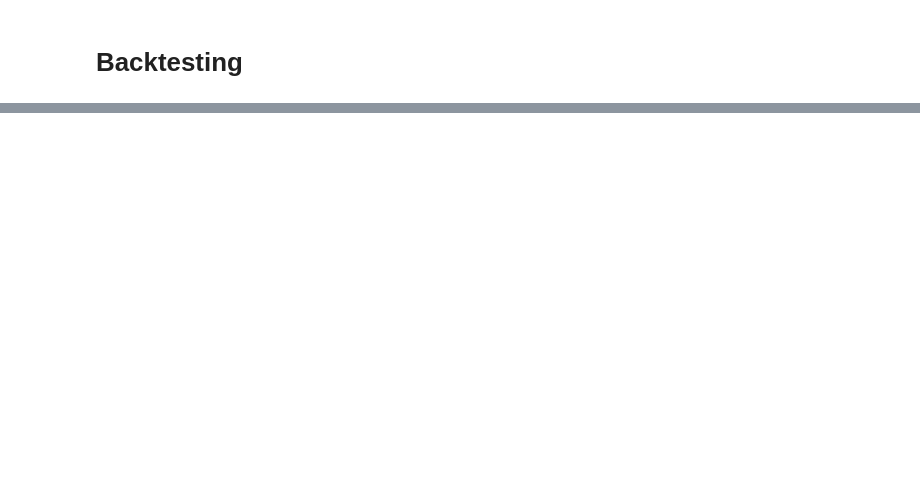
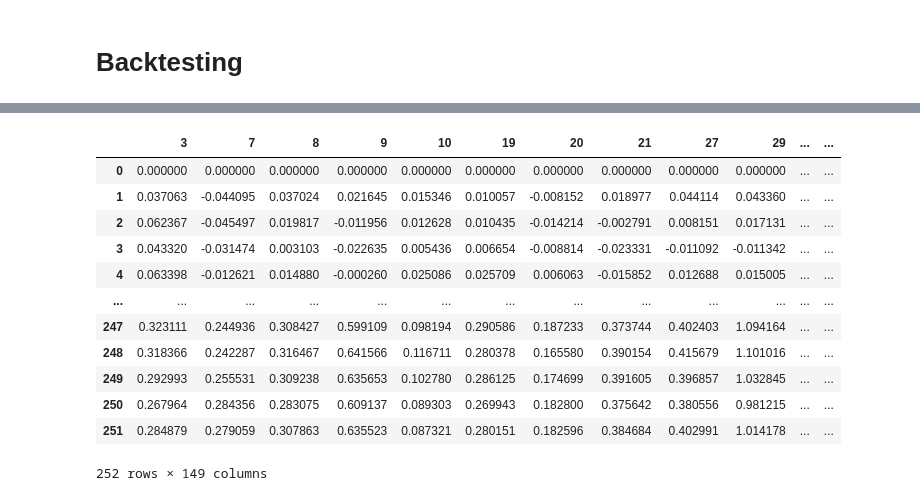
Before and after one commit to henrytang-dev/sparse-tracking-portfolio, a Jupyter notebook: sparse_index_tracking.ipynb, the cells around one changed output, grey strips where cells are left out. Drawn from its saved outputs; the diff is of its cells as text; code cells hidden in the pictures; blank space fills up the shorter version.

```diff
--- a/sparse_index_tracking.ipynb
+++ b/sparse_index_tracking.ipynb
@@ -390,0 +480,16 @@ tickers
+# %%
+filtered_returns_df
+# %% [output]
+|  | 3 | 7 | 8 | 9 | 10 | 19 | 20 | 21 | 27 | 29 | ... | ... |
+| 0 | 0.000000 | 0.000000 | 0.000000 | 0.000000 | 0.000000 | 0.000000 | 0.000000 | 0.000000 | 0.000000 | 0.000000 | ... | ... |
+| 1 | 0.037063 | -0.044095 | 0.037024 | 0.021645 | 0.015346 | 0.010057 | -0.008152 | 0.018977 | 0.044114 | 0.043360 | ... | ... |
+| 2 | 0.062367 | -0.045497 | 0.019817 | -0.011956 | 0.012628 | 0.010435 | -0.014214 | -0.002791 | 0.008151 | 0.017131 | ... | ... |
+| 3 | 0.043320 | -0.031474 | 0.003103 | -0.022635 | 0.005436 | 0.006654 | -0.008814 | -0.023331 | -0.011092 | -0.011342 | ... | ... |
+| 4 | 0.063398 | -0.012621 | 0.014880 | -0.000260 | 0.025086 | 0.025709 | 0.006063 | -0.015852 | 0.012688 | 0.015005 | ... | ... |
+| ... | ... | ... | ... | ... | ... | ... | ... | ... | ... | ... | ... | ... |
+| 247 | 0.323111 | 0.244936 | 0.308427 | 0.599109 | 0.098194 | 0.290586 | 0.187233 | 0.373744 | 0.402403 | 1.094164 | ... | ... |
+| 248 | 0.318366 | 0.242287 | 0.316467 | 0.641566 | 0.116711 | 0.280378 | 0.165580 | 0.390154 | 0.415679 | 1.101016 | ... | ... |
+| 249 | 0.292993 | 0.255531 | 0.309238 | 0.635653 | 0.102780 | 0.286125 | 0.174699 | 0.391605 | 0.396857 | 1.032845 | ... | ... |
+| 250 | 0.267964 | 0.284356 | 0.283075 | 0.609137 | 0.089303 | 0.269943 | 0.182800 | 0.375642 | 0.380556 | 0.981215 | ... | ... |
+| 251 | 0.284879 | 0.279059 | 0.307863 | 0.635523 | 0.087321 | 0.280151 | 0.182596 | 0.384684 | 0.402991 | 1.014178 | ... | ... |
+252 rows × 149 columns
```
Also changed, not shown: parts of 15 cells of this notebook.
